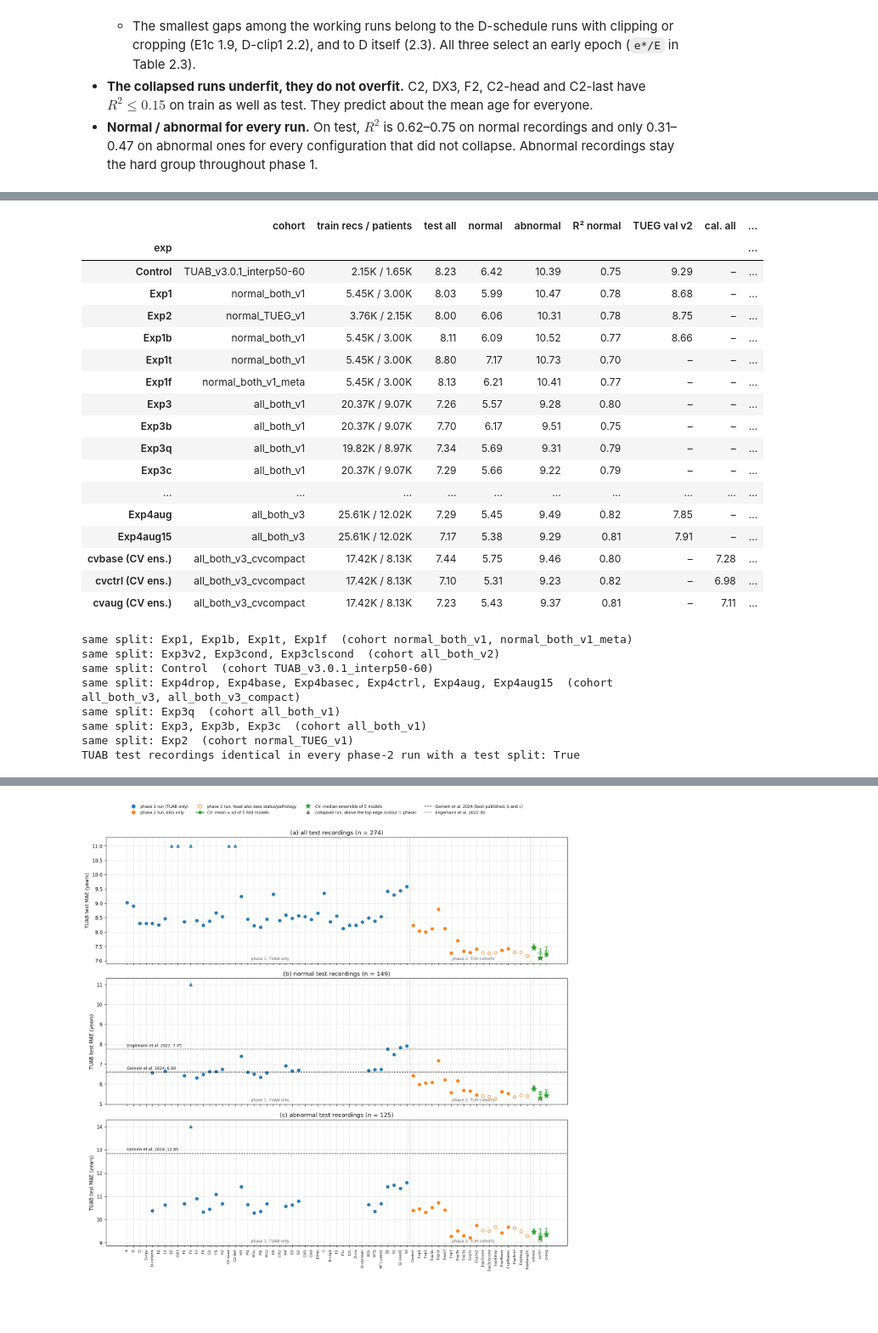
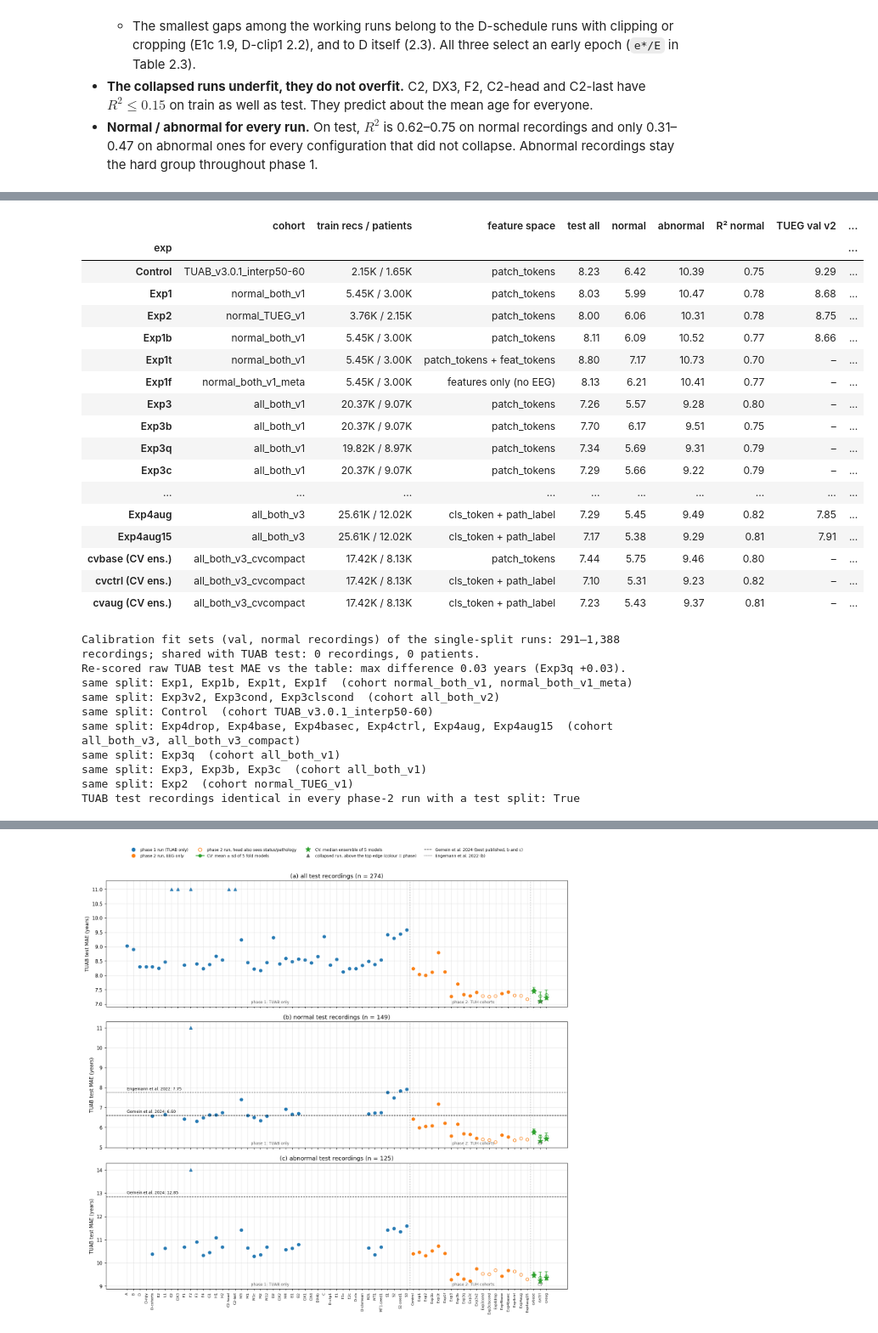
Before and after one commit to Neuro-Clalit/LaBraM, a Jupyter notebook: notebooks/brain_age_research_summary.ipynb, the cells around one changed output, grey strips where cells are left out. Shown at 85% size. Cells and saved outputs as stored; diff of their text form; code cells hidden in the pictures; blank space fills up the shorter version.

```diff
--- a/notebooks/brain_age_research_summary.ipynb
+++ b/notebooks/brain_age_research_summary.ipynb
@@ -1541,9 +1541,10 @@ display(numbered_table(t24, "2.4", "Phase 1 re-evaluated in eval mode: train, va
   0.31–0.47 on abnormal ones for every configuration that did not collapse. Abnormal recordings stay the hard group
   throughout phase 1.
 # %%
-# CV helpers shared by Tables 2.5-2.7: per-fold statistics, the fold-model ensemble on the TUAB
+# CV helpers shared by Tables 2.5–2.8: per-fold statistics, the fold-model ensemble on the TUAB
 # test set (Eq. (3.8)), its leak-free calibrated version (Eq. (3.11)) and the training size of a fold model.
 cv_exps = ("cvbase", "cvctrl", "cvaug")
+EEG_ONLY = ("patch_tokens", "cls_token")      # feature spaces without labels or features (Eq. (2.13))
 
 
 def fold_stats(exp, split, source, cohort="all"):
@@ -1579,6 +1580,10 @@ def ens_mae(exp, cohort="all"):
 # prediction alone -- no TUAB test recording or true age is used (Table 3.6).
 psets = rs.prediction_sets(preds, tueg) if preds is not None and HAVE_TUEG else None
 CORR = rs.recalibrated_test(psets, fit_status=("normal",)) if psets is not None else None
+# (a, b) of Eq. (2.14) per CV experiment, fitted on its out-of-fold normal recordings
+CAL_AB = {} if psets is None else {
+    exp: rs.recalibration_fit(g.pred, g.true)
+    for exp, g in psets[psets.set.isin(rs.PREDICTION_SETS[1:]) & (psets.status == "normal")].groupby("exp")}
 
 
 def corr_mae(exp, cohort="all"):
@@ -1651,6 +1719,20 @@ recordings, as for Table 2.2:
 def cohort_metric(model, split, source, cohort, col="MAE"):
     s = coh[(coh.model == model) & (coh.split == split) & (coh.source == source) & (coh.cohort == cohort)]
     return float(s[col].iloc[0]) if len(s) else np.nan
+
+
+# Eq. (2.14) for the single-split runs: fitted on each run's own val (normal recordings), applied to its
+# TUAB test predictions (rs.split_run_calibration on scripts/eval_runs.py output; docs/data/phase2_calibration.csv).
+P2_CAL = pd.read_csv(os.path.join(REPO, "docs/data/phase2_calibration.csv")).set_index("run")
+assert (P2_CAL[["fit ∩ test recordings", "fit ∩ test patients"]] == 0).all().all(), "a val fit set touches TUAB test"
+
+
+def cal_cols(name):
+    if name not in P2_CAL.index:
+        return {"cal. all": np.nan, "cal. normal": np.nan, "cal. abnormal": np.nan, "cal. a / b": "–"}
+    c = P2_CAL.loc[name]
+    return {"cal. all": c["cal. all"], "cal. normal": c["cal. normal"], "cal. abnormal": c["cal. abnormal"],
+            "cal. a / b": f"{c.a:.2f} / {c.b:.1f}"}
 
 
 rows = []
@@ -1658,63 +1740,72 @@ for e in rs.PHASE2:
     if e.name not in set(coh.model):
         continue
     rows.append({"run": e.name, "ClearML": cml.link.get(e.name, "–"), "cohort": rs.display_name(e.cohort), "train recs / patients": k_size(train_recs.get(e.name, np.nan), train_pats.get(e.name, np.nan)), "epochs": f"{e.epochs} / {e.warmup}",
-                 "cond.": "✓" if e.conditions else "", "parent": e.parent, "change": e.change, "loss": rs.run_loss(e.name),
+                 "feature space": rs.feature_space(e.name), "parent": e.parent, "change": e.change, "loss": rs.run_loss(e.name),
                  "test all": cohort_metric(e.name, "test", "TUAB", "all"),
                  "normal": cohort_metric(e.name, "test", "TUAB", "normal"),
                  "abnormal": cohort_metric(e.name, "test", "TUAB", "abnormal"),
                  "R² normal": cohort_metric(e.name, "test", "TUAB", "normal", "R2"),
-                 "TUEG val v2": cohort_metric(e.name, "val_v2", "TUEG", "all")})
+                 "TUEG val v2": cohort_metric(e.name, "val_v2", "TUEG", "all"), **cal_cols(e.name)})
 P2_RUNS = [r["run"] for r in rows]
 # Phase 3 for comparison: the median of each CV experiment's 5 fold models on the same TUAB test set,
-# raw and calibrated (Eq. (3.11)); the single-split runs above have no out-of-fold predictions.
+# raw and calibrated (Eq. (2.14), fitted on the out-of-fold predictions).
 for exp in cv_exps:
     e = rs.EXPERIMENTS[exp]
     ens = ensemble(exp) if preds is not None and STATUS else None
     norm = ens[ens.status == "normal"] if ens is not None else None
     rows.append({"run": f"{exp} (CV ens.)", "ClearML": cml.link.get(exp, "–"), "cohort": rs.display_name(e.cohort),
                  "train recs / patients": k_size(fold_train.get(exp, np.nan), fold_pats.get(exp, np.nan)),
-                 "epochs": f"{e.epochs} / {e.warmup}", "cond.": "✓" if e.conditions else "", "parent": e.parent,
+                 "epochs": f"{e.epochs} / {e.warmup}", "feature space": rs.feature_space(exp), "parent": e.parent,
                  "change": e.change, "loss": rs.run_loss(exp),
                  "test all": ens_mae(exp) if ens is not None else np.nan,
                  "normal": ens_mae(exp, "normal") if ens is not None else np.nan,
                  "abnormal": ens_mae(exp, "abnormal") if ens is not None else np.nan,
                  "R² normal": rs.age_fit_metrics(norm.pred, norm.true)["R²"] if ens is not None else np.nan,
                  "TUEG val v2": np.nan,
                  "cal. all": corr_mae(exp), "cal. normal": corr_mae(exp, "normal"),
-                 "cal. abnormal": corr_mae(exp, "abnormal")})
+                 "cal. abnormal": corr_mae(exp, "abnormal"),
+                 "cal. a / b": "{:.2f} / {:.1f}".format(*CAL_AB[exp]) if exp in CAL_AB else "–"})
 t22 = pd.DataFrame(rows).set_index("run")
 # Shown with the run name as its ClearML link instead of a separate ClearML column.
-_t25 = t22[["cohort", "train recs / patients", "test all", "normal", "abnormal", "R² normal", "TUEG val v2",
-            "cal. all", "cal. normal", "cal. abnormal", "epochs", "cond.", "parent", "change", "loss"]].copy()
+_t25 = t22[["cohort", "train recs / patients", "feature space", "test all", "normal", "abnormal", "R² normal", "TUEG val v2",
+            "cal. all", "cal. normal", "cal. abnormal", "cal. a / b", "epochs", "parent", "change", "loss"]].copy()
 _t25.index = [rs.clearml_link(n, cml.url.get(n.split(" (")[0], "")) for n in t22.index]
 _t25.index.name = "exp"
 display(numbered_table(_t25, "2.5", "Phase 2 runs"))
+print(f"Calibration fit sets (val, normal recordings) of the single-split runs: "
+      f"{P2_CAL['fit recordings'].min():,}–{P2_CAL['fit recordings'].max():,} recordings; shared with TUAB test: "
+      f"{P2_CAL['fit ∩ test recordings'].max()} recordings, {P2_CAL['fit ∩ test patients'].max()} patients.")
+_d = (P2_CAL["test all"] - t22.loc[P2_CAL.index, "test all"]).abs()
+print(f"Re-scored raw TUAB test MAE vs the table: max difference {_d.max():.2f} years "
+      f"({', '.join(f'{r} {v:+.2f}' for r, v in _d[_d > 0.015].items()) or 'none above 0.015'}).")
 
 # split check: runs grouped by identical train/val/test recording lists
 p2 = [n for n in P2_RUNS if n in split_sig.index]
 for sig, runs in split_sig.loc[p2].groupby(split_sig.loc[p2]).groups.items():
     print(f"same split: {', '.join(runs)}  (cohort {', '.join(sorted({rs.display_name(rs.EXPERIMENTS[r].cohort) for r in runs}))})")
 tests = {s.split("/")[2] for s in split_sig.loc[p2] if s.split("/")[2] != "-"}
 print(f"TUAB test recordings identical in every phase-2 run with a test split: {tests == {split_sig['D'].split('/')[2]}}")
 # %% [output]
-|  | cohort | train recs / patients | test all | normal | abnormal | R² normal | TUEG val v2 | cal. all | ... |
+|  | cohort | train recs / patients | feature space | test all | normal | abnormal | R² normal | TUEG val v2 | ... |
 | exp |  |  |  |  |  |  |  |  | ... |
-| Control | TUAB_v3.0.1_interp50-60 | 2.15K / 1.65K | 8.23 | 6.42 | 10.39 | 0.75 | 9.29 | – | ... |
-| Exp1 | normal_both_v1 | 5.45K / 3.00K | 8.03 | 5.99 | 10.47 | 0.78 | 8.68 | – | ... |
-| Exp2 | normal_TUEG_v1 | 3.76K / 2.15K | 8.00 | 6.06 | 10.31 | 0.78 | 8.75 | – | ... |
-| Exp1b | normal_both_v1 | 5.45K / 3.00K | 8.11 | 6.09 | 10.52 | 0.77 | 8.66 | – | ... |
-| Exp1t | normal_both_v1 | 5.45K / 3.00K | 8.80 | 7.17 | 10.73 | 0.70 | – | – | ... |
-| Exp1f | normal_both_v1_meta | 5.45K / 3.00K | 8.13 | 6.21 | 10.41 | 0.77 | – | – | ... |
-| Exp3 | all_both_v1 | 20.37K / 9.07K | 7.26 | 5.57 | 9.28 | 0.80 | – | – | ... |
-| Exp3b | all_both_v1 | 20.37K / 9.07K | 7.70 | 6.17 | 9.51 | 0.75 | – | – | ... |
-| Exp3q | all_both_v1 | 19.82K / 8.97K | 7.34 | 5.69 | 9.31 | 0.79 | – | – | ... |
-| Exp3c | all_both_v1 | 20.37K / 9.07K | 7.29 | 5.66 | 9.22 | 0.79 | – | – | ... |
+| Control | TUAB_v3.0.1_interp50-60 | 2.15K / 1.65K | patch_tokens | 8.23 | 6.42 | 10.39 | 0.75 | 9.29 | ... |
+| Exp1 | normal_both_v1 | 5.45K / 3.00K | patch_tokens | 8.03 | 5.99 | 10.47 | 0.78 | 8.68 | ... |
+| Exp2 | normal_TUEG_v1 | 3.76K / 2.15K | patch_tokens | 8.00 | 6.06 | 10.31 | 0.78 | 8.75 | ... |
+| Exp1b | normal_both_v1 | 5.45K / 3.00K | patch_tokens | 8.11 | 6.09 | 10.52 | 0.77 | 8.66 | ... |
+| Exp1t | normal_both_v1 | 5.45K / 3.00K | patch_tokens + feat_tokens | 8.80 | 7.17 | 10.73 | 0.70 | – | ... |
+| Exp1f | normal_both_v1_meta | 5.45K / 3.00K | features only (no EEG) | 8.13 | 6.21 | 10.41 | 0.77 | – | ... |
+| Exp3 | all_both_v1 | 20.37K / 9.07K | patch_tokens | 7.26 | 5.57 | 9.28 | 0.80 | – | ... |
+| Exp3b | all_both_v1 | 20.37K / 9.07K | patch_tokens | 7.70 | 6.17 | 9.51 | 0.75 | – | ... |
+| Exp3q | all_both_v1 | 19.82K / 8.97K | patch_tokens | 7.34 | 5.69 | 9.31 | 0.79 | – | ... |
+| Exp3c | all_both_v1 | 20.37K / 9.07K | patch_tokens | 7.29 | 5.66 | 9.22 | 0.79 | – | ... |
 | ... | ... | ... | ... | ... | ... | ... | ... | ... | ... |
-| Exp4aug | all_both_v3 | 25.61K / 12.02K | 7.29 | 5.45 | 9.49 | 0.82 | 7.85 | – | ... |
-| Exp4aug15 | all_both_v3 | 25.61K / 12.02K | 7.17 | 5.38 | 9.29 | 0.81 | 7.91 | – | ... |
-| cvbase (CV ens.) | all_both_v3_cvcompact | 17.42K / 8.13K | 7.44 | 5.75 | 9.46 | 0.80 | – | 7.28 | ... |
-| cvctrl (CV ens.) | all_both_v3_cvcompact | 17.42K / 8.13K | 7.10 | 5.31 | 9.23 | 0.82 | – | 6.98 | ... |
-| cvaug (CV ens.) | all_both_v3_cvcompact | 17.42K / 8.13K | 7.23 | 5.43 | 9.37 | 0.81 | – | 7.11 | ... |
+| Exp4aug | all_both_v3 | 25.61K / 12.02K | cls_token + path_label | 7.29 | 5.45 | 9.49 | 0.82 | 7.85 | ... |
+| Exp4aug15 | all_both_v3 | 25.61K / 12.02K | cls_token + path_label | 7.17 | 5.38 | 9.29 | 0.81 | 7.91 | ... |
+| cvbase (CV ens.) | all_both_v3_cvcompact | 17.42K / 8.13K | patch_tokens | 7.44 | 5.75 | 9.46 | 0.80 | – | ... |
+| cvctrl (CV ens.) | all_both_v3_cvcompact | 17.42K / 8.13K | cls_token + path_label | 7.10 | 5.31 | 9.23 | 0.82 | – | ... |
+| cvaug (CV ens.) | all_both_v3_cvcompact | 17.42K / 8.13K | cls_token + path_label | 7.23 | 5.43 | 9.37 | 0.81 | – | ... |
+Calibration fit sets (val, normal recordings) of the single-split runs: 291–1,388 recordings; shared with TUAB test: 0 recordings, 0 patients.
+Re-scored raw TUAB test MAE vs the table: max difference 0.03 years (Exp3q +0.03).
 same split: Exp1, Exp1b, Exp1t, Exp1f  (cohort normal_both_v1, normal_both_v1_meta)
 same split: Exp3v2, Exp3cond, Exp3clscond  (cohort all_both_v2)
 same split: Control  (cohort TUAB_v3.0.1_interp50-60)
```
Also changed, not shown: parts of 23 cells of this notebook, 6 other files.
